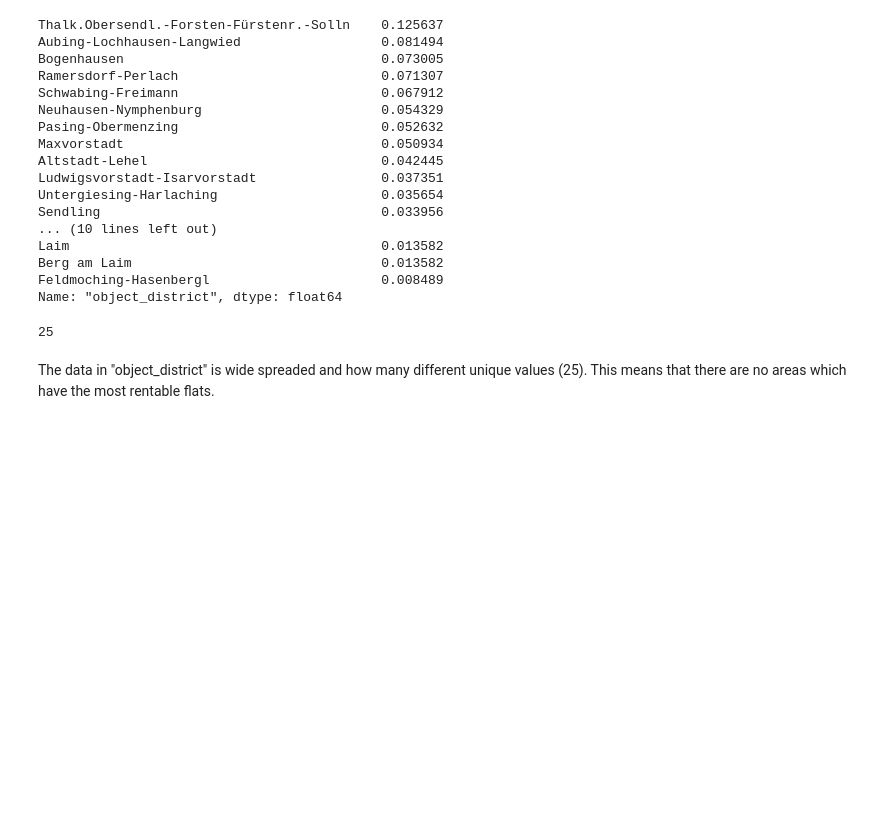
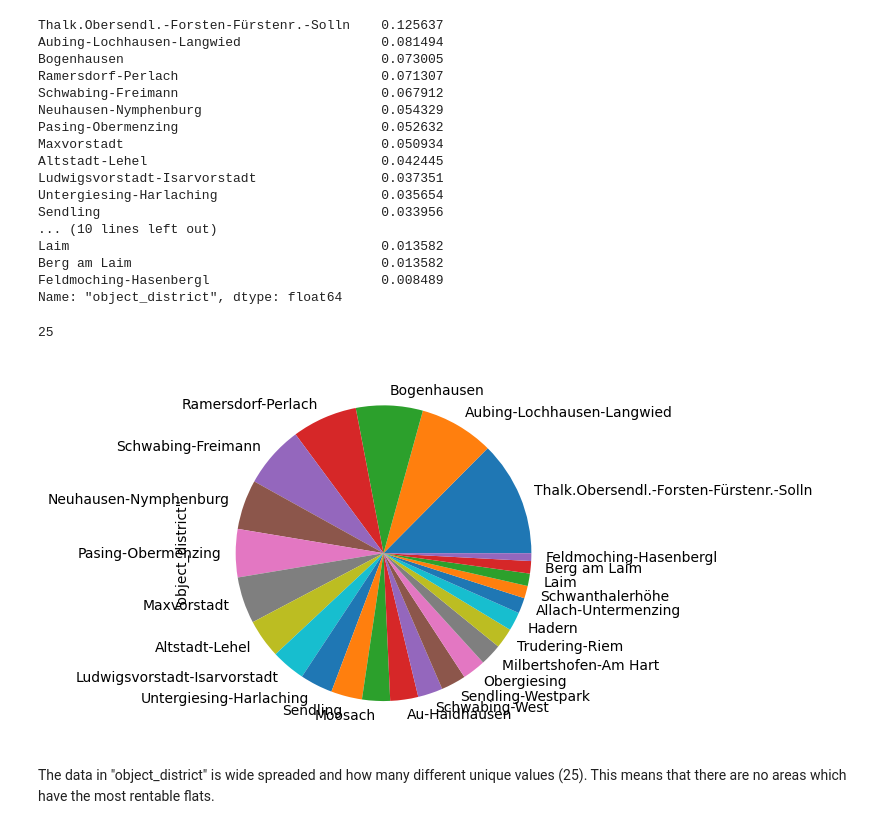
Before and after one commit to maximkiesel1/Machine_Learning_Rent_Prediction, a Jupyter notebook: Know_Your_Rent_Muc_Part_Two_EDA.ipynb, the cells around one changed output. Drawn from its saved outputs; the diff is of its cells as text; code cells hidden in the pictures; blank space fills up the shorter version.

```diff
--- a/Know_Your_Rent_Muc_Part_Two_EDA.ipynb
+++ b/Know_Your_Rent_Muc_Part_Two_EDA.ipynb
@@ -181,10 +181,15 @@ Laim                                        0.013582
 Berg am Laim                                0.013582
 Feldmoching-Hasenbergl                      0.008489
 Name: "object_district", dtype: float64
-# %%
-len(df4['"object_district"'].value_counts(normalize=True))
-# %% [output]
-25
+# %%
+len(df4['"object_district"'].value_counts(normalize=True))
+# %% [output]
+25
+# %%
+df4['"object_district"'].value_counts(normalize=True).plot.pie()
+plt.show()
+# %% [output]
+[figure, added]
 # %% [markdown]
 The data in "object_district" is wide spreaded and how many different unique values (25). This means that there are no areas which have the most rentable flats.
 # %%
```
Also changed, not shown: parts of 48 cells of this notebook.
